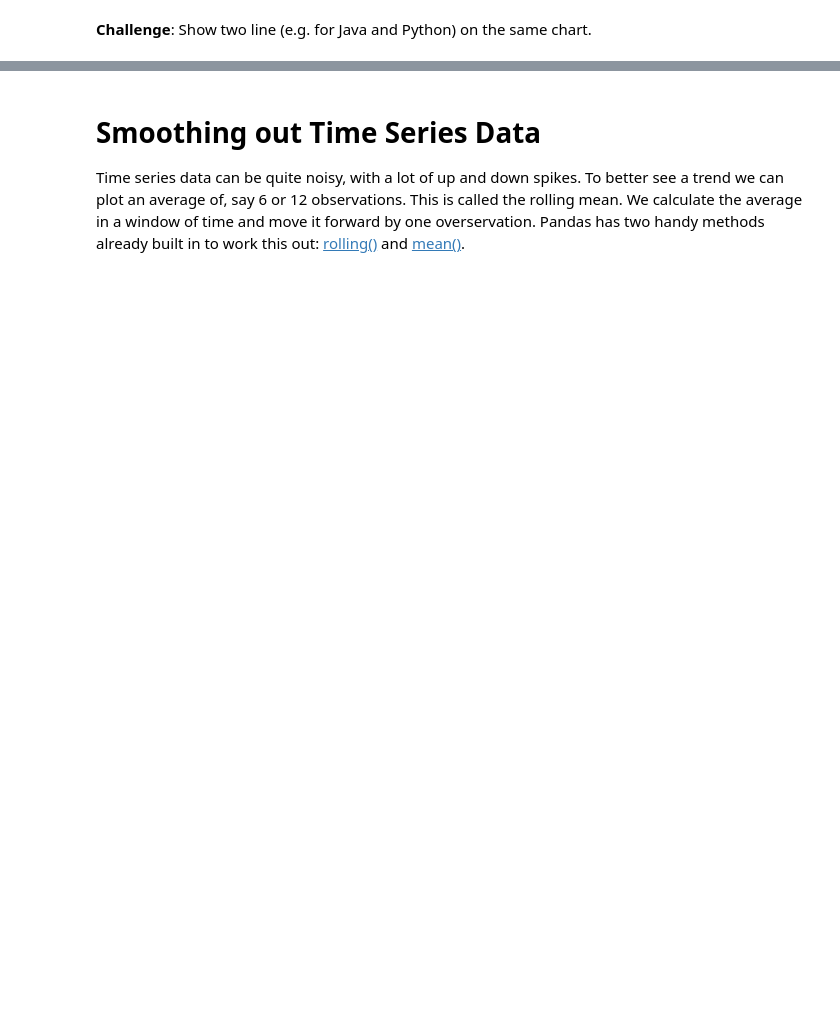
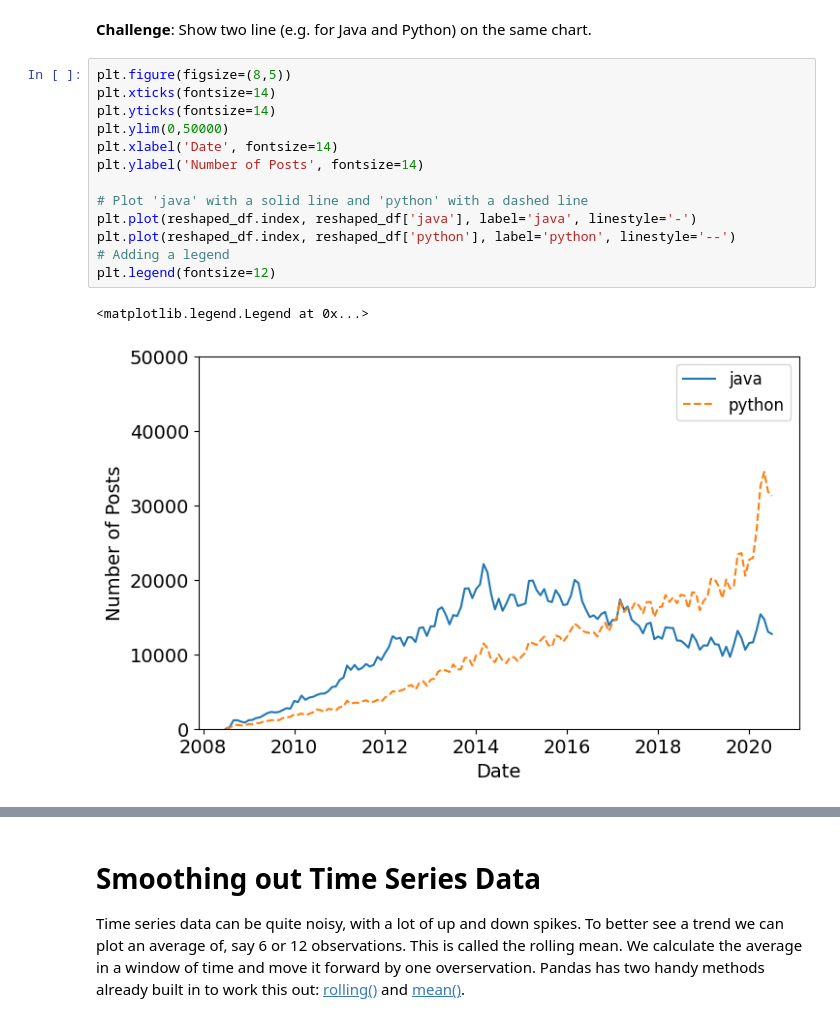
Before and after one commit to build-by-dhruv/Datavisualisation, a Jupyter notebook: Programming_Languages_(start).ipynb, the cells around one changed output, grey strips where cells are left out. Saved outputs shown, nothing was run; the diff lists cells and outputs as text; blank space fills up the shorter version.

```diff
--- a/Programming_Languages_(start).ipynb
+++ b/Programming_Languages_(start).ipynb
@@ -143,2 +175,18 @@ DATE
 # %% [markdown]
 **Challenge**: Show two line (e.g. for Java and Python) on the same chart.
+# %%
+plt.figure(figsize=(8,5))
+plt.xticks(fontsize=14)
+plt.yticks(fontsize=14)
+plt.ylim(0,50000)
+plt.xlabel('Date', fontsize=14)
+plt.ylabel('Number of Posts', fontsize=14)
+
+# Plot 'java' with a solid line and 'python' with a dashed line
+plt.plot(reshaped_df.index, reshaped_df['java'], label='java', linestyle='-')
+plt.plot(reshaped_df.index, reshaped_df['python'], label='python', linestyle='--')
+# Adding a legend
+plt.legend(fontsize=12)
+# %% [output]
+<matplotlib.legend.Legend at 0x...>
+[figure, added]
```
Also changed, not shown: parts of 16 cells of this notebook, 1 other file.
